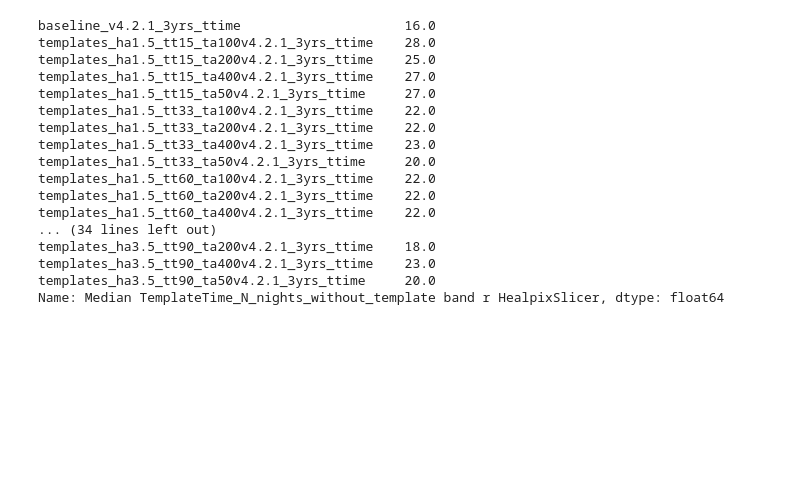
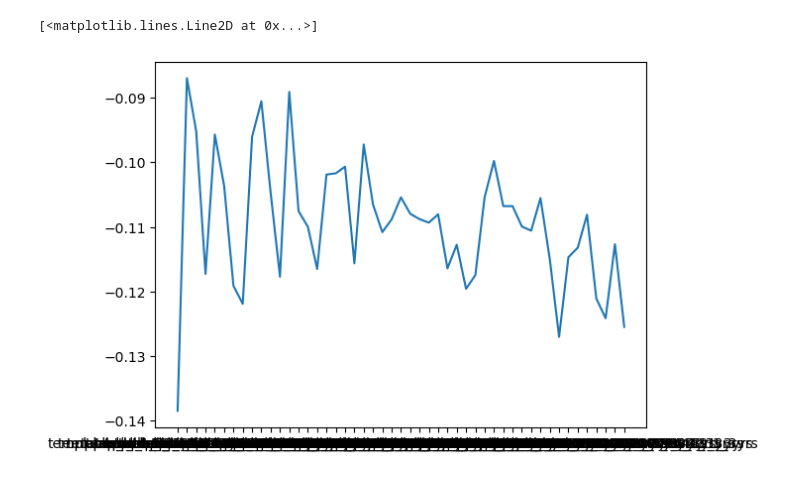
Before and after one commit to lsst-sims/sims_featureScheduler_runs4.2, a Jupyter notebook: templates/quick_look.ipynb, the cells around one changed output. Drawn from its saved outputs; the diff is of its cells as text; code cells hidden in the pictures; blank space fills up the shorter version.

```diff
--- a/templates/quick_look.ipynb
+++ b/templates/quick_look.ipynb
@@ -231,20 +235,7 @@ plt.plot(data_loaded[col][indx])
 # %%
-data_loaded["Median TemplateTime_N_nights_without_template band r HealpixSlicer"][indx]
+col = "Mean TemplateTime_frac_into_season visitExposureTime > 16.000000 and band g HealpixSlicer"
+indx = np.isfinite(data_loaded[col])
+plt.plot(data_loaded[col][indx])
 # %% [output]
-baseline_v4.2.1_3yrs_ttime                     16.0
-templates_ha1.5_tt15_ta100v4.2.1_3yrs_ttime    28.0
-templates_ha1.5_tt15_ta200v4.2.1_3yrs_ttime    25.0
-templates_ha1.5_tt15_ta400v4.2.1_3yrs_ttime    27.0
-templates_ha1.5_tt15_ta50v4.2.1_3yrs_ttime     27.0
-templates_ha1.5_tt33_ta100v4.2.1_3yrs_ttime    22.0
-templates_ha1.5_tt33_ta200v4.2.1_3yrs_ttime    22.0
-templates_ha1.5_tt33_ta400v4.2.1_3yrs_ttime    23.0
-templates_ha1.5_tt33_ta50v4.2.1_3yrs_ttime     20.0
-templates_ha1.5_tt60_ta100v4.2.1_3yrs_ttime    22.0
-templates_ha1.5_tt60_ta200v4.2.1_3yrs_ttime    22.0
-templates_ha1.5_tt60_ta400v4.2.1_3yrs_ttime    22.0
-... (34 lines left out)
-templates_ha3.5_tt90_ta200v4.2.1_3yrs_ttime    18.0
-templates_ha3.5_tt90_ta400v4.2.1_3yrs_ttime    23.0
-templates_ha3.5_tt90_ta50v4.2.1_3yrs_ttime     20.0
-Name: Median TemplateTime_N_nights_without_template band r HealpixSlicer, dtype: float64
+[<matplotlib.lines.Line2D at 0x...>]
+[figure, added]
```
Also changed, not shown: parts of 4 cells of this notebook, 1 other file.
